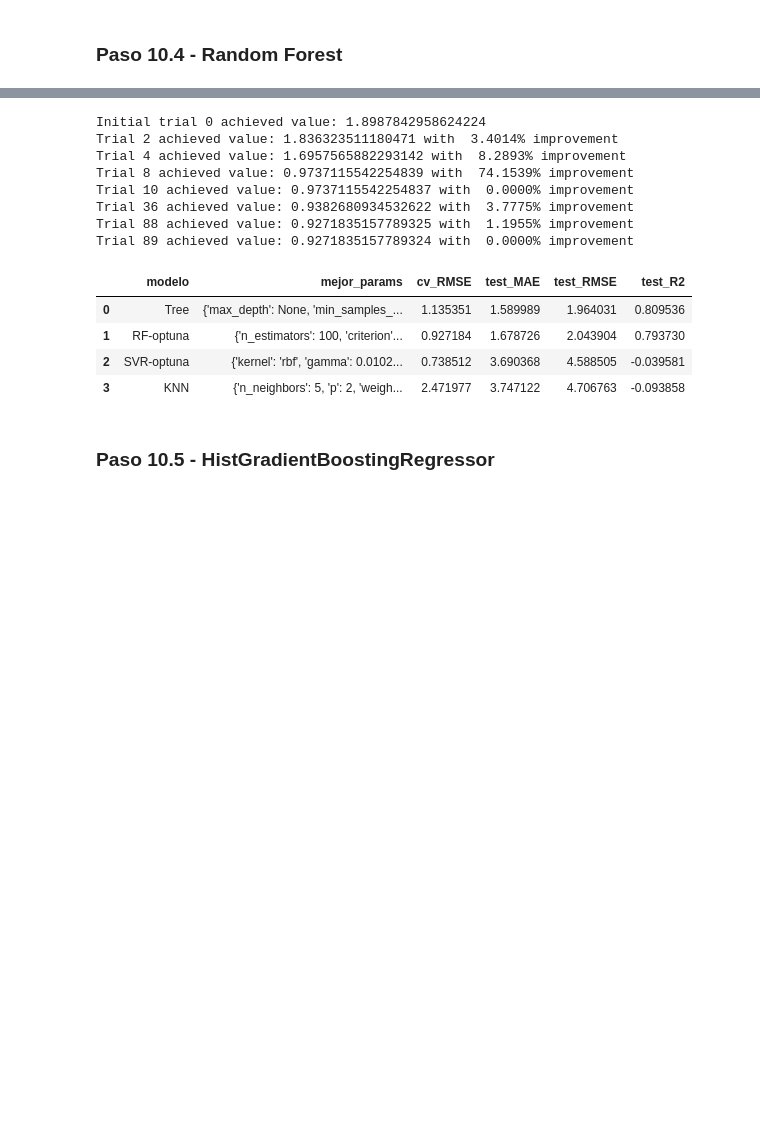
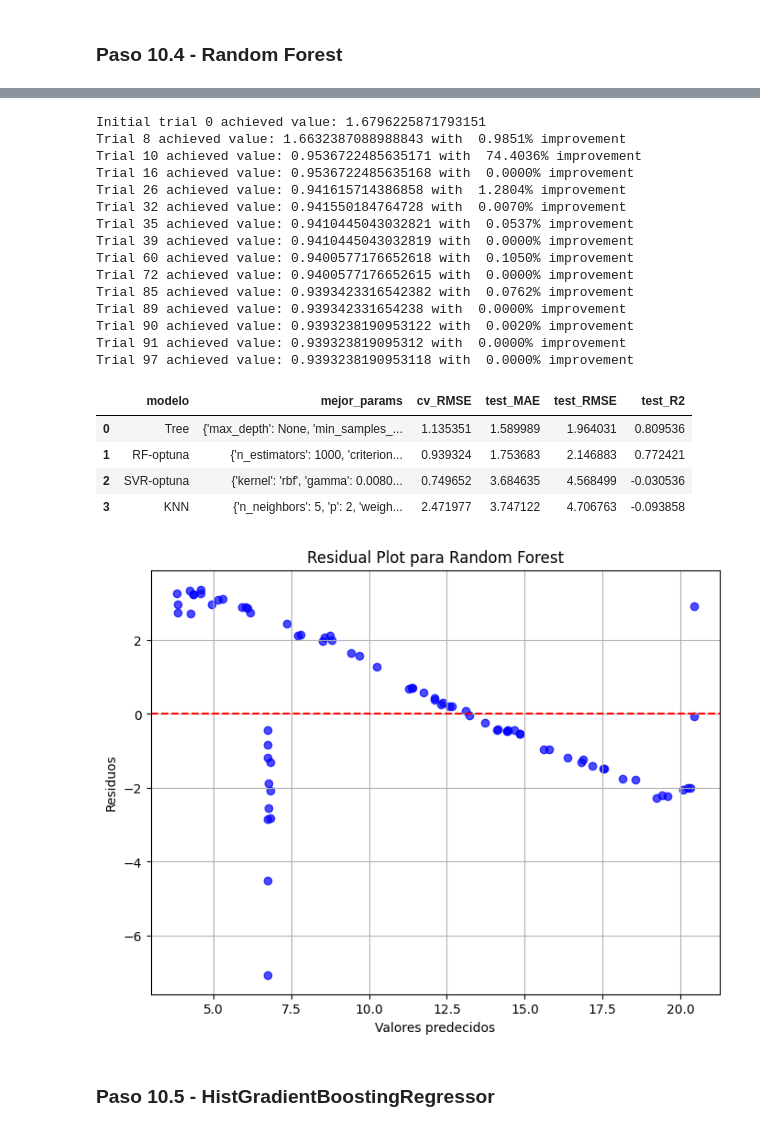
Before and after one commit to gasper-az/aprMaqI_CEIA, a Jupyter notebook: trabajo_practico/ResolucionTrabajoPractico.ipynb, the cells around one changed output, grey strips where cells are left out. Drawn from its saved outputs; the diff is of its cells as text; code cells hidden in the pictures; blank space fills up the shorter version.

```diff
--- a/trabajo_practico/ResolucionTrabajoPractico.ipynb
+++ b/trabajo_practico/ResolucionTrabajoPractico.ipynb
@@ -1516,23 +1518,34 @@ def objective_RF(trial):
 # %%
 optuna.logging.set_verbosity(optuna.logging.ERROR)
 
-rf_study = optuna.create_study(direction="minimize")
+rf_study = optuna.create_study(direction="minimize", sampler=sampler_tpe)
 rf_study.optimize(objective_RF, n_trials=100, callbacks=[champion_callback])
 best_rf, best_rf_params = optuna_eval_and_store("RF-optuna", RandomForestRegressor, rf_study, X_train, y_train, X_test, y_test)
 # %% [output]
-Initial trial 0 achieved value: 1.8987842958624224
-Trial 2 achieved value: 1.836323511180471 with  3.4014% improvement
-Trial 4 achieved value: 1.6957565882293142 with  8.2893% improvement
-Trial 8 achieved value: 0.9737115542254839 with  74.1539% improvement
-Trial 10 achieved value: 0.9737115542254837 with  0.0000% improvement
-Trial 36 achieved value: 0.9382680934532622 with  3.7775% improvement
-Trial 88 achieved value: 0.9271835157789325 with  1.1955% improvement
-Trial 89 achieved value: 0.9271835157789324 with  0.0000% improvement
+Initial trial 0 achieved value: 1.6796225871793151
+Trial 8 achieved value: 1.6632387088988843 with  0.9851% improvement
+Trial 10 achieved value: 0.9536722485635171 with  74.4036% improvement
+Trial 16 achieved value: 0.9536722485635168 with  0.0000% improvement
+Trial 26 achieved value: 0.941615714386858 with  1.2804% improvement
+Trial 32 achieved value: 0.941550184764728 with  0.0070% improvement
+Trial 35 achieved value: 0.9410445043032821 with  0.0537% improvement
+Trial 39 achieved value: 0.9410445043032819 with  0.0000% improvement
+Trial 60 achieved value: 0.9400577176652618 with  0.1050% improvement
+Trial 72 achieved value: 0.9400577176652615 with  0.0000% improvement
+Trial 85 achieved value: 0.9393423316542382 with  0.0762% improvement
+Trial 89 achieved value: 0.939342331654238 with  0.0000% improvement
+Trial 90 achieved value: 0.9393238190953122 with  0.0020% improvement
+Trial 91 achieved value: 0.939323819095312 with  0.0000% improvement
+Trial 97 achieved value: 0.9393238190953118 with  0.0000% improvement
 |  | modelo | mejor_params | cv_RMSE | test_MAE | test_RMSE | test_R2 |
 | 0 | Tree | {'max_depth': None, 'min_samples_... | 1.135351 | 1.589989 | 1.964031 | 0.809536 |
-| 1 | RF-optuna | {'n_estimators': 100, 'criterion'... | 0.927184 | 1.678726 | 2.043904 | 0.793730 |
-| 2 | SVR-optuna | {'kernel': 'rbf', 'gamma': 0.0102... | 0.738512 | 3.690368 | 4.588505 | -0.039581 |
+| 1 | RF-optuna | {'n_estimators': 1000, 'criterion... | 0.939324 | 1.753683 | 2.146883 | 0.772421 |
+| 2 | SVR-optuna | {'kernel': 'rbf', 'gamma': 0.0080... | 0.749652 | 3.684635 | 4.568499 | -0.030536 |
 | 3 | KNN | {'n_neighbors': 5, 'p': 2, 'weigh... | 2.471977 | 3.747122 | 4.706763 | -0.093858 |
+# %%
+plot_residuals(best_rf, X_test, y_test, title="Residual Plot para Random Forest")
+# %% [output]
+[figure, added]
 # %% [markdown]
 ### Paso 10.5 - HistGradientBoostingRegressor
 # %% [markdown]
```
Also changed, not shown: parts of 20 cells of this notebook.
